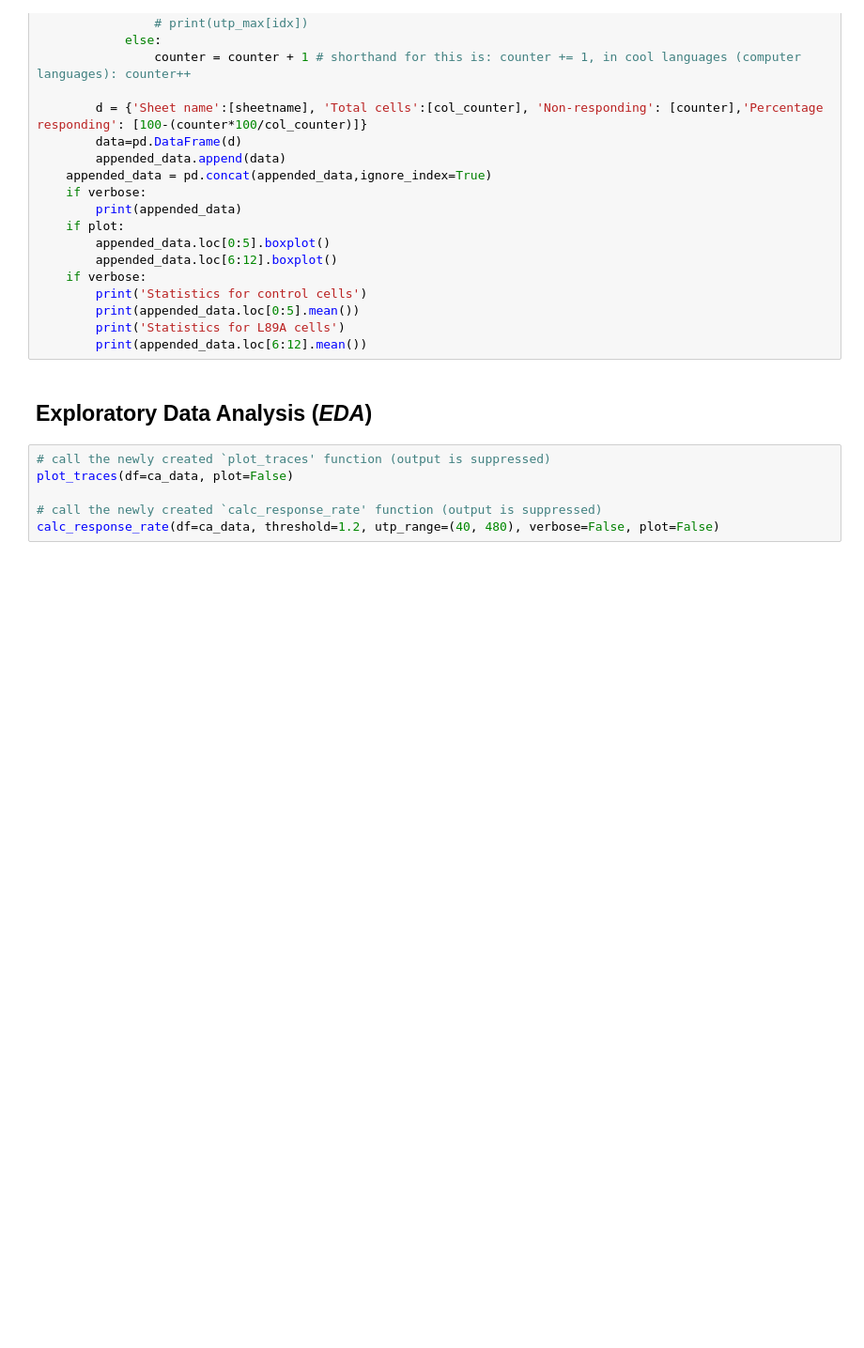
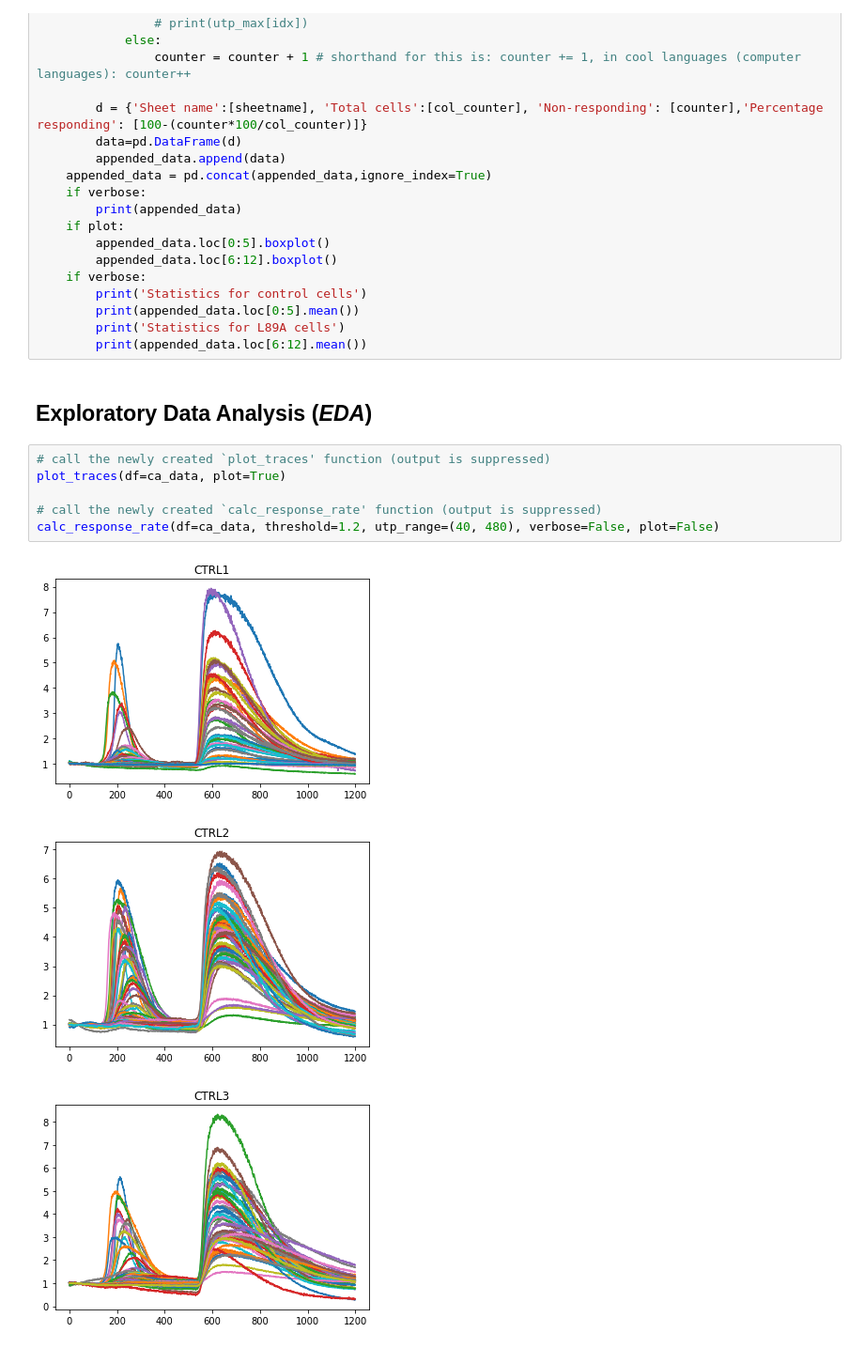
Before and after one commit to LienDNguyen/calcium_imaging, a Jupyter notebook: code/20180914_calcium_imaging_analysis.ipynb, the cells around one changed output. Shown at 94% size. Drawn from its saved outputs; the diff is of its cells as text; blank space fills up the shorter version.

```diff
--- a/code/20180914_calcium_imaging_analysis.ipynb
+++ b/code/20180914_calcium_imaging_analysis.ipynb
@@ -131,7 +131,11 @@ def calc_response_rate(df, threshold=1.2, utp_range=(40,480), verbose=False, plo
 ## Exploratory Data Analysis (*EDA*)
 # %%
 # call the newly created `plot_traces' function (output is suppressed)
-plot_traces(df=ca_data, plot=False)
+plot_traces(df=ca_data, plot=True)
 
 # call the newly created `calc_response_rate' function (output is suppressed)
 calc_response_rate(df=ca_data, threshold=1.2, utp_range=(40, 480), verbose=False, plot=False)
+# %% [output]
+[figure, added]
+[figure, added]
+[figure, added]
```
Also changed, not shown: parts of 10 cells of this notebook.
